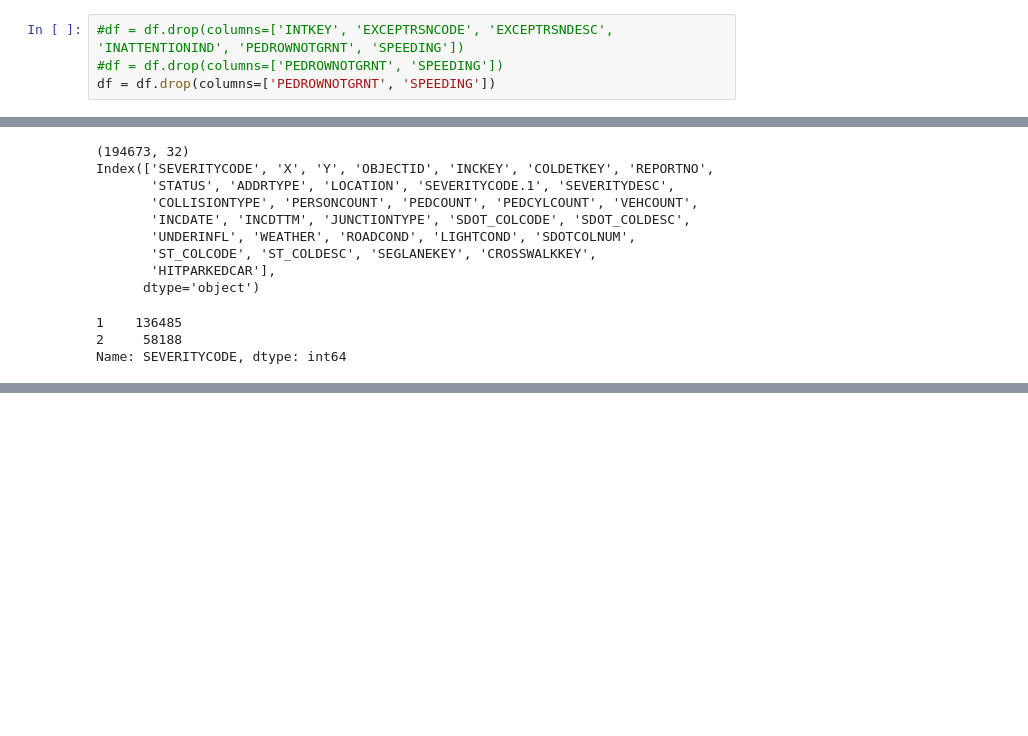
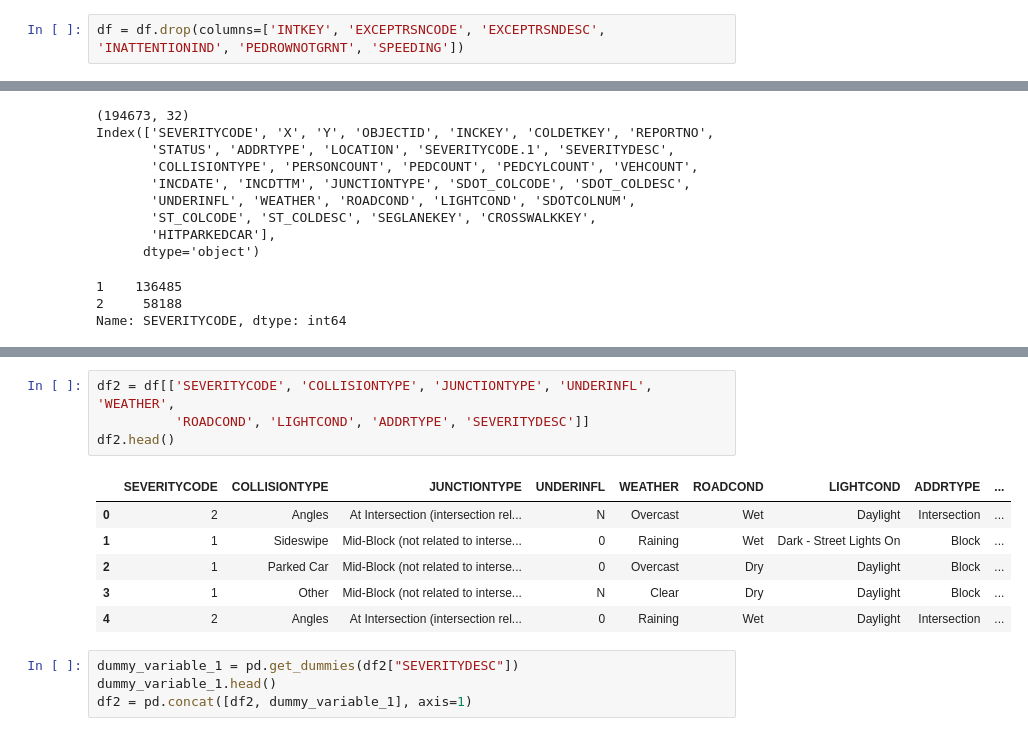
Before and after one commit to willm625/Coursera_Capstone, a Jupyter notebook: cap_nb.ipynb, the cells around one changed output, grey strips where cells are left out. Saved outputs shown, nothing was run; the diff lists cells and outputs as text; blank space fills up the shorter version.

```diff
--- a/cap_nb.ipynb
+++ b/cap_nb.ipynb
@@ -18,6 +18,4 @@ df.head()
 | 4 | 2 | -122.306426 | 47.545739 | 5 | 17700 | 17700 | 1807429 | Matched | Intersection | 34387.0 | ... |
 5 rows × 38 columns
 # %%
-#df = df.drop(columns=['INTKEY', 'EXCEPTRSNCODE', 'EXCEPTRSNDESC', 'INATTENTIONIND', 'PEDROWNOTGRNT', 'SPEEDING'])
-#df = df.drop(columns=['PEDROWNOTGRNT', 'SPEEDING'])
-df = df.drop(columns=['PEDROWNOTGRNT', 'SPEEDING'])
+df = df.drop(columns=['INTKEY', 'EXCEPTRSNCODE', 'EXCEPTRSNDESC', 'INATTENTIONIND', 'PEDROWNOTGRNT', 'SPEEDING'])
@@ -163,0 +164,15 @@ Name: SEVERITYCODE, dtype: int64
+# %%
+df2 = df[['SEVERITYCODE', 'COLLISIONTYPE', 'JUNCTIONTYPE', 'UNDERINFL', 'WEATHER',
+          'ROADCOND', 'LIGHTCOND', 'ADDRTYPE', 'SEVERITYDESC']]
+df2.head()
+# %% [output]
+|  | SEVERITYCODE | COLLISIONTYPE | JUNCTIONTYPE | UNDERINFL | WEATHER | ROADCOND | LIGHTCOND | ADDRTYPE | ... |
+| 0 | 2 | Angles | At Intersection (intersection rel... | N | Overcast | Wet | Daylight | Intersection | ... |
+| 1 | 1 | Sideswipe | Mid-Block (not related to interse... | 0 | Raining | Wet | Dark - Street Lights On | Block | ... |
+| 2 | 1 | Parked Car | Mid-Block (not related to interse... | 0 | Overcast | Dry | Daylight | Block | ... |
+| 3 | 1 | Other | Mid-Block (not related to interse... | N | Clear | Dry | Daylight | Block | ... |
+| 4 | 2 | Angles | At Intersection (intersection rel... | 0 | Raining | Wet | Daylight | Intersection | ... |
+# %%
+dummy_variable_1 = pd.get_dummies(df2["SEVERITYDESC"])
+dummy_variable_1.head()
+df2 = pd.concat([df2, dummy_variable_1], axis=1)
```
Also changed, not shown: parts of 29 cells of this notebook.
